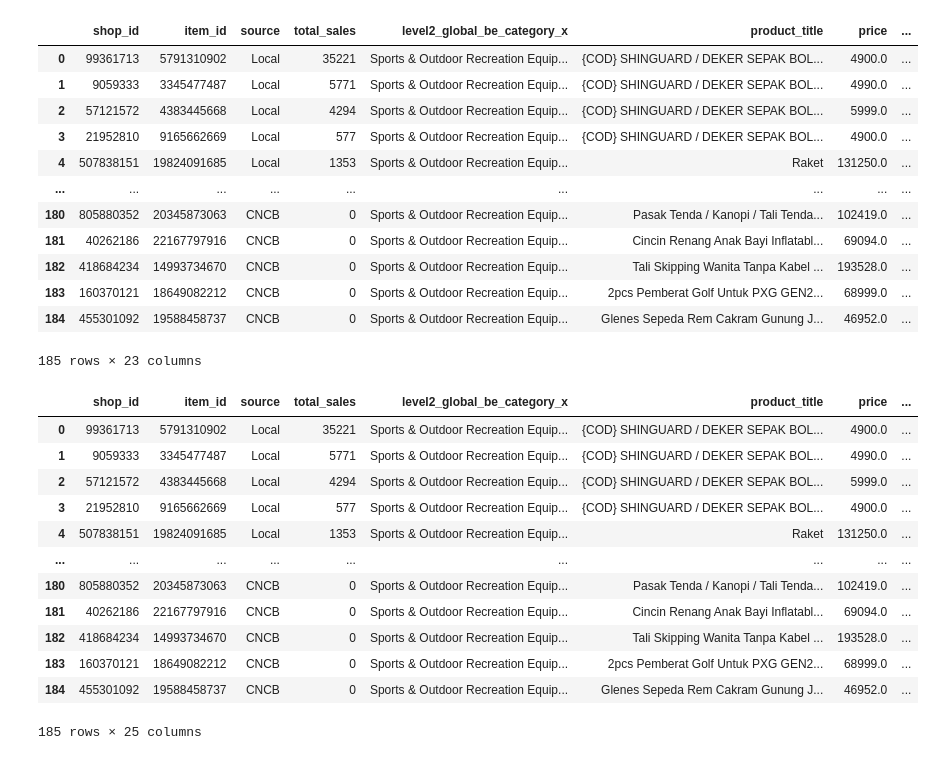
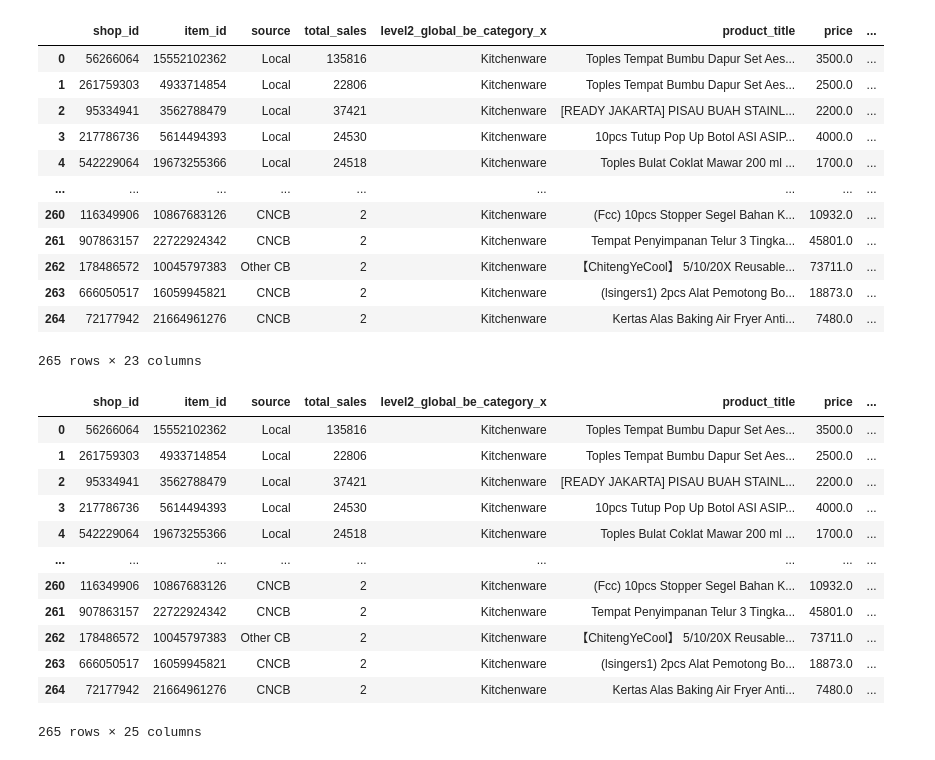
Before and after one commit to florentianayuwono/product-title-optimization, a Jupyter notebook: quality_business_correlation_analysis.ipynb, the cells around one changed output. Drawn from its saved outputs; the diff is of its cells as text; code cells hidden in the pictures.

```diff
--- a/quality_business_correlation_analysis.ipynb
+++ b/quality_business_correlation_analysis.ipynb
@@ -5,10 +5,10 @@ import os
 import numpy as np
 # %%
 # Load data
-local_df = pd.read_csv(os.path.join('../data', 'sports_recreation_equipment_local_2000.csv'))
+local_df = pd.read_csv(os.path.join('../data', 'kitchenware_local_2000.csv'))
 # local_df = local_df.drop(['shop_id', 'item_id', 'source', 'level2_global_be_category', 'total_sales'], axis=1)
 
-cb_df = pd.read_csv(os.path.join('../data', 'sports_recreation_equipment_CB_2000.csv'))
+cb_df = pd.read_csv(os.path.join('../data', 'kitchenware_CB_2000.csv'))
 # cb_df = cb_df.drop(['shop_id', 'item_id', 'source', 'level2_global_be_category', 'total_sales'], axis=1)
 # %%
 cb_df
@@ -45,6 +45,6 @@ quality_df
 4000 rows × 7 columns
 # %%
-business_df = pd.read_csv(os.path.join('../data', 'sports_recreation_equipment_business_metrics.csv'))
+business_df = pd.read_csv(os.path.join('../data', 'kitchenware_business_metrics.csv'))
 business_df
 # %% [output]
 |  | level1_global_be_category | level2_global_be_category | item_id | name | imgages | imp | uu | uo | ... |
@@ -80,39 +80,39 @@ quality_business_df
 # %%
-rating_df = pd.read_csv(os.path.join('../data', 'sports_recreation_equipment_rating.csv'))
+rating_df = pd.read_csv(os.path.join('../data', 'kitchenware_rating.csv'))
 rating_quality_business_df = pd.merge(quality_business_df, rating_df, on='product_title', how='inner')
 rating_quality_business_df
 # %% [output]
 |  | shop_id | item_id | source | total_sales | level2_global_be_category_x | product_title | price | ... |
-| 0 | 99361713 | 5791310902 | Local | 35221 | Sports & Outdoor Recreation Equip... | {COD} SHINGUARD / DEKER SEPAK BOL... | 4900.0 | ... |
-| 1 | 9059333 | 3345477487 | Local | 5771 | Sports & Outdoor Recreation Equip... | {COD} SHINGUARD / DEKER SEPAK BOL... | 4990.0 | ... |
-| 2 | 57121572 | 4383445668 | Local | 4294 | Sports & Outdoor Recreation Equip... | {COD} SHINGUARD / DEKER SEPAK BOL... | 5999.0 | ... |
-| 3 | 21952810 | 9165662669 | Local | 577 | Sports & Outdoor Recreation Equip... | {COD} SHINGUARD / DEKER SEPAK BOL... | 4900.0 | ... |
-| 4 | 507838151 | 19824091685 | Local | 1353 | Sports & Outdoor Recreation Equip... | Raket | 131250.0 | ... |
+| 0 | 56266064 | 15552102362 | Local | 135816 | Kitchenware | Toples Tempat Bumbu Dapur Set Aes... | 3500.0 | ... |
+| 1 | 261759303 | 4933714854 | Local | 22806 | Kitchenware | Toples Tempat Bumbu Dapur Set Aes... | 2500.0 | ... |
+| 2 | 95334941 | 3562788479 | Local | 37421 | Kitchenware | [READY JAKARTA] PISAU BUAH STAINL... | 2200.0 | ... |
+| 3 | 217786736 | 5614494393 | Local | 24530 | Kitchenware | 10pcs Tutup Pop Up Botol ASI ASIP... | 4000.0 | ... |
+| 4 | 542229064 | 19673255366 | Local | 24518 | Kitchenware | Toples Bulat Coklat Mawar 200 ml ... | 1700.0 | ... |
 | ... | ... | ... | ... | ... | ... | ... | ... | ... |
-| 180 | 805880352 | 20345873063 | CNCB | 0 | Sports & Outdoor Recreation Equip... | Pasak Tenda / Kanopi / Tali Tenda... | 102419.0 | ... |
-| 181 | 40262186 | 22167797916 | CNCB | 0 | Sports & Outdoor Recreation Equip... | Cincin Renang Anak Bayi Inflatabl... | 69094.0 | ... |
-| 182 | 418684234 | 14993734670 | CNCB | 0 | Sports & Outdoor Recreation Equip... | Tali Skipping Wanita Tanpa Kabel ... | 193528.0 | ... |
-| 183 | 160370121 | 18649082212 | CNCB | 0 | Sports & Outdoor Recreation Equip... | 2pcs Pemberat Golf Untuk PXG GEN2... | 68999.0 | ... |
-| 184 | 455301092 | 19588458737 | CNCB | 0 | Sports & Outdoor Recreation Equip... | Glenes Sepeda Rem Cakram Gunung J... | 46952.0 | ... |
+| 260 | 116349906 | 10867683126 | CNCB | 2 | Kitchenware | (Fcc) 10pcs Stopper Segel Bahan K... | 10932.0 | ... |
+| 261 | 907863157 | 22722924342 | CNCB | 2 | Kitchenware | Tempat Penyimpanan Telur 3 Tingka... | 45801.0 | ... |
+| 262 | 178486572 | 10045797383 | Other CB | 2 | Kitchenware | 【ChitengYeCool】 5/10/20X Reusable... | 73711.0 | ... |
+| 263 | 666050517 | 16059945821 | CNCB | 2 | Kitchenware | (lsingers1) 2pcs Alat Pemotong Bo... | 18873.0 | ... |
+| 264 | 72177942 | 21664961276 | CNCB | 2 | Kitchenware | Kertas Alas Baking Air Fryer Anti... | 7480.0 | ... |
-185 rows × 23 columns
+265 rows × 23 columns
 # %%
 rating_quality_business_df['ctr_(click/pv)'] = rating_quality_business_df['click'] / rating_quality_business_df['pv']
 rating_quality_business_df['uo/pdp_view'] = rating_quality_business_df['uo'] / rating_quality_business_df['pdp_view']
 rating_quality_business_df
 # %% [output]
 |  | shop_id | item_id | source | total_sales | level2_global_be_category_x | product_title | price | ... |
-| 0 | 99361713 | 5791310902 | Local | 35221 | Sports & Outdoor Recreation Equip... | {COD} SHINGUARD / DEKER SEPAK BOL... | 4900.0 | ... |
-| 1 | 9059333 | 3345477487 | Local | 5771 | Sports & Outdoor Recreation Equip... | {COD} SHINGUARD / DEKER SEPAK BOL... | 4990.0 | ... |
-| 2 | 57121572 | 4383445668 | Local | 4294 | Sports & Outdoor Recreation Equip... | {COD} SHINGUARD / DEKER SEPAK BOL... | 5999.0 | ... |
-| 3 | 21952810 | 9165662669 | Local | 577 | Sports & Outdoor Recreation Equip... | {COD} SHINGUARD / DEKER SEPAK BOL... | 4900.0 | ... |
-| 4 | 507838151 | 19824091685 | Local | 1353 | Sports & Outdoor Recreation Equip... | Raket | 131250.0 | ... |
+| 0 | 56266064 | 15552102362 | Local | 135816 | Kitchenware | Toples Tempat Bumbu Dapur Set Aes... | 3500.0 | ... |
+| 1 | 261759303 | 4933714854 | Local | 22806 | Kitchenware | Toples Tempat Bumbu Dapur Set Aes... | 2500.0 | ... |
+| 2 | 95334941 | 3562788479 | Local | 37421 | Kitchenware | [READY JAKARTA] PISAU BUAH STAINL... | 2200.0 | ... |
+| 3 | 217786736 | 5614494393 | Local | 24530 | Kitchenware | 10pcs Tutup Pop Up Botol ASI ASIP... | 4000.0 | ... |
+| 4 | 542229064 | 19673255366 | Local | 24518 | Kitchenware | Toples Bulat Coklat Mawar 200 ml ... | 1700.0 | ... |
 | ... | ... | ... | ... | ... | ... | ... | ... | ... |
-| 180 | 805880352 | 20345873063 | CNCB | 0 | Sports & Outdoor Recreation Equip... | Pasak Tenda / Kanopi / Tali Tenda... | 102419.0 | ... |
-| 181 | 40262186 | 22167797916 | CNCB | 0 | Sports & Outdoor Recreation Equip... | Cincin Renang Anak Bayi Inflatabl... | 69094.0 | ... |
-| 182 | 418684234 | 14993734670 | CNCB | 0 | Sports & Outdoor Recreation Equip... | Tali Skipping Wanita Tanpa Kabel ... | 193528.0 | ... |
-| 183 | 160370121 | 18649082212 | CNCB | 0 | Sports & Outdoor Recreation Equip... | 2pcs Pemberat Golf Untuk PXG GEN2... | 68999.0 | ... |
-| 184 | 455301092 | 19588458737 | CNCB | 0 | Sports & Outdoor Recreation Equip... | Glenes Sepeda Rem Cakram Gunung J... | 46952.0 | ... |
+| 260 | 116349906 | 10867683126 | CNCB | 2 | Kitchenware | (Fcc) 10pcs Stopper Segel Bahan K... | 10932.0 | ... |
+| 261 | 907863157 | 22722924342 | CNCB | 2 | Kitchenware | Tempat Penyimpanan Telur 3 Tingka... | 45801.0 | ... |
+| 262 | 178486572 | 10045797383 | Other CB | 2 | Kitchenware | 【ChitengYeCool】 5/10/20X Reusable... | 73711.0 | ... |
+| 263 | 666050517 | 16059945821 | CNCB | 2 | Kitchenware | (lsingers1) 2pcs Alat Pemotong Bo... | 18873.0 | ... |
+| 264 | 72177942 | 21664961276 | CNCB | 2 | Kitchenware | Kertas Alas Baking Air Fryer Anti... | 7480.0 | ... |
-185 rows × 25 columns
+265 rows × 25 columns
 # %%
 import seaborn as sns
 import matplotlib.pyplot as plt
```
Also changed, not shown: parts of 5 cells of this notebook, 1 other file.
